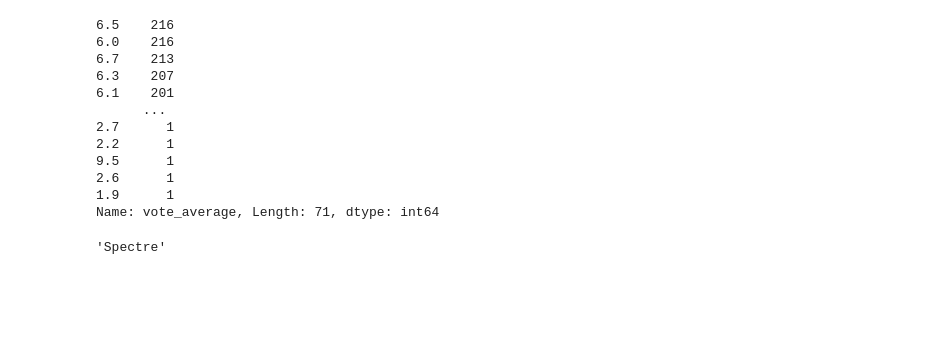
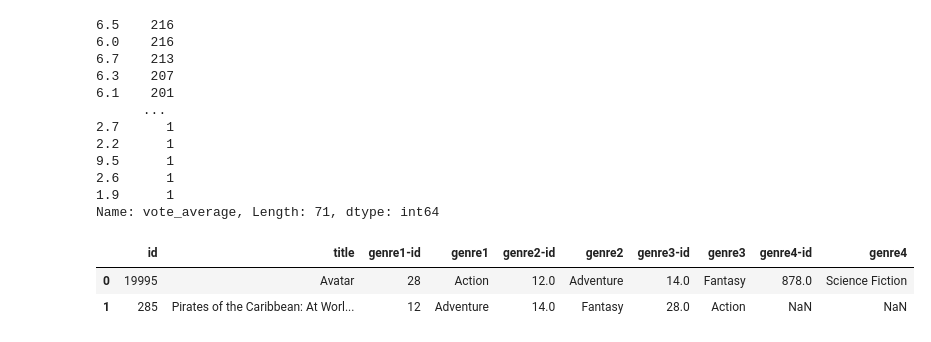
Before and after one commit to lilbooth53/social_network, a Jupyter notebook: network_analysis.ipynb, the cells around one changed output. Saved outputs shown, nothing was run; the diff lists cells and outputs as text; code cells hidden in the pictures; blank space fills up the shorter version.

```diff
--- a/network_analysis.ipynb
+++ b/network_analysis.ipynb
@@ -19,7 +20,9 @@ movies['vote_average'].value_counts()
 2.6      1
 1.9      1
 Name: vote_average, Length: 71, dtype: int64
-# %%
-movies['original_title'][2]
-# %% [output]
-'Spectre'
+# %%
+genre[:2]
+# %% [output]
+|  | id | title | genre1-id | genre1 | genre2-id | genre2 | genre3-id | genre3 | genre4-id | genre4 |
+| 0 | 19995 | Avatar | 28 | Action | 12.0 | Adventure | 14.0 | Fantasy | 878.0 | Science Fiction |
+| 1 | 285 | Pirates of the Caribbean: At Worl... | 12 | Adventure | 14.0 | Fantasy | 28.0 | Action | NaN | NaN |
```
Also changed, not shown: parts of 5 cells of this notebook.
